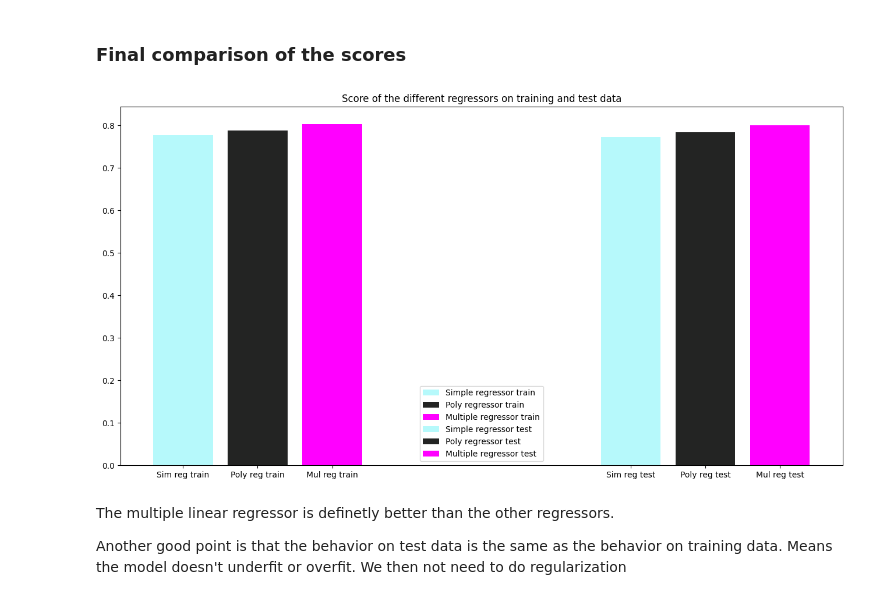
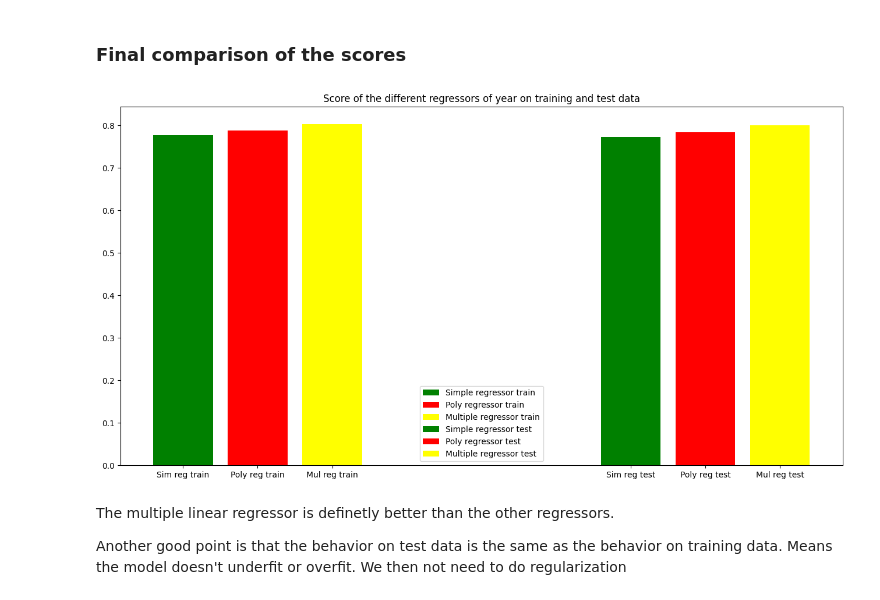
Before and after one commit to Manuela-AYO/DAProject2022, a Jupyter notebook: spotifyAnalysis.ipynb, the cells around one changed output. Drawn from its saved outputs; the diff is of its cells as text; code cells hidden in the pictures.

Commit message:
update year regressor

```diff
--- a/spotifyAnalysis.ipynb
+++ b/spotifyAnalysis.ipynb
@@ -1766,17 +1766,17 @@ plt.show()
 # %%
 plt.figure(figsize=(16,8))
 x = [1,2,3,7,8,9]
 y = [score_simple_train, score_poly_train, score_train, score_simple_test, score_poly_test, score]
-colors = ["#b6f9fb", "#232423", "#ff00ff", "#b6f9fb", "#232423", "#ff00ff"]
+colors = ["green", "red", "yellow", "green", "red", "yellow"]
 labels = ["Sim reg train", "Poly reg train", "Mul reg train", "Sim reg test", "Poly reg test", "Mul reg test"]
 labs = ["Simple regressor train", "Poly regressor train", "Multiple regressor train", "Simple regressor test", "Poly regressor test",
         "Multiple regressor test"]
 plt.bar(x=x, height=y, color=colors, tick_label=labels, label=labs)
-plt.title("Score of the different regressors on training and test data")
+plt.title("Score of the different regressors of year on training and test data")
 plt.legend()
 plt.show()
 # %% [output]
-[figure, old version]
+[figure, new version]
 # %% [markdown]
 The multiple linear regressor is definetly better than the other regressors.
 
```
